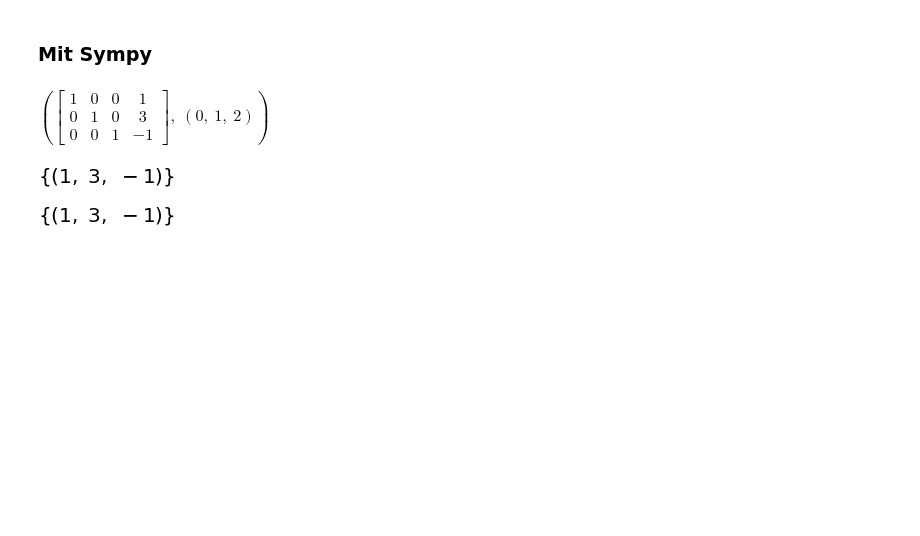
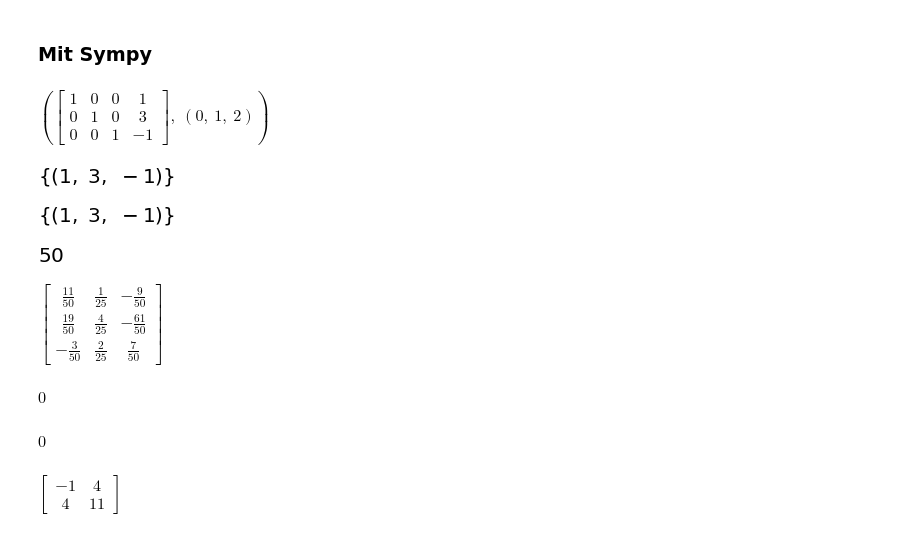
Before and after one commit to cheorges/Lineare-Algebra, a Jupyter notebook: MatrizenInPython.ipynb, the cells around one changed output. Drawn from its saved outputs; the diff is of its cells as text; code cells hidden in the pictures; blank space fills up the shorter version.

```diff
--- a/MatrizenInPython.ipynb
+++ b/MatrizenInPython.ipynb
@@ -183,3 +200,25 @@ b = Matrix([4,-6,-2])
 linsolve((C,b), [x,y,z])
 # %% [output]
 [figure]
+# %%
+A = Matrix([[6,-1,-1],[1,1,10],[2,-1,1]])
+A.det()
+# %% [output]
+[figure, added]
+# %%
+A = Matrix([[6,-1,-1],[1,1,10],[2,-1,1]])
+A.inv()
+# %% [output]
+$\displaystyle \left[\begin{matrix}\frac{11}{50} & \frac{1}{25} & - \frac{9}{50}\\\frac{19}{50} & \frac{4}{25} & - \frac{61}{50}\\- \frac{3}{50} & \frac{2}{25} & \frac{7}{50}\end{matrix}\right]$
+# %%
+from sympy import *
+A = Matrix([[1,10,11],[2,20,22],[3,30,33]])
+A.det()
+# %% [output]
+$\displaystyle 0$
+# %%
+from sympy import *
+A = Matrix([[11,12,13],[21,22,23],[31,32,33]])
+A.det()
+# %% [output]
+$\displaystyle 0$
@@ -185,0 +231,4 @@ linsolve((C,b), [x,y,z])
+# %%
+A * A * A
+# %% [output]
+$\displaystyle \left[\begin{matrix}-1 & 4\\4 & 11\end{matrix}\right]$
```
Also changed, not shown: parts of 9 cells of this notebook, 1 other file.
